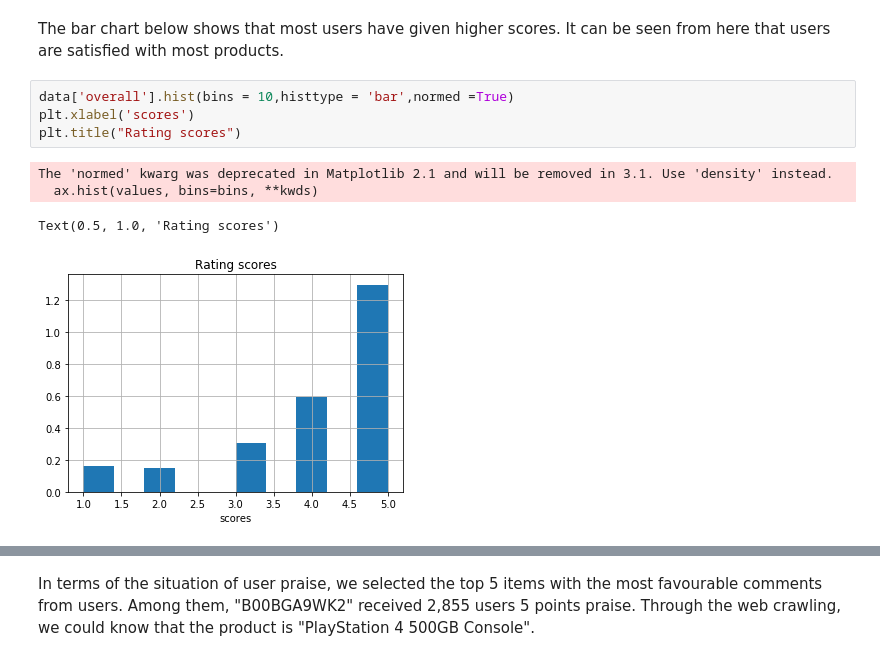
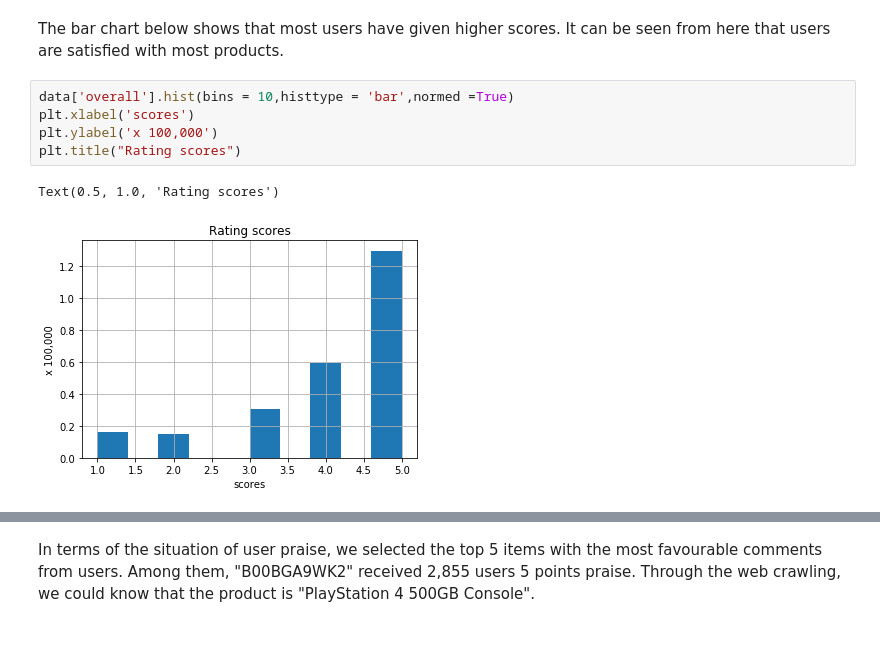
Before and after one commit to zwan074/Data-Assignment-3, a Jupyter notebook: Vincent/Draft_report.ipynb, the cells around one changed output, grey strips where cells are left out. Saved outputs shown, nothing was run; the diff lists cells and outputs as text.

```diff
--- a/Vincent/Draft_report.ipynb
+++ b/Vincent/Draft_report.ipynb
@@ -102,9 +102,8 @@ The bar chart below shows that most users have given higher scores. It can be se
 # %%
 data['overall'].hist(bins = 10,histtype = 'bar',normed =True)
 plt.xlabel('scores')
+plt.ylabel('x 100,000')
 plt.title("Rating scores")
 # %% [output]
-The 'normed' kwarg was deprecated in Matplotlib 2.1 and will be removed in 3.1. Use 'density' instead.
-  ax.hist(values, bins=bins, **kwds)
+Text(0.5, 1.0, 'Rating scores')
-Text(0.5, 1.0, 'Rating scores')
-[figure, old version]
+[figure, new version]
```
Also changed, not shown: parts of 1 cell of this notebook.
